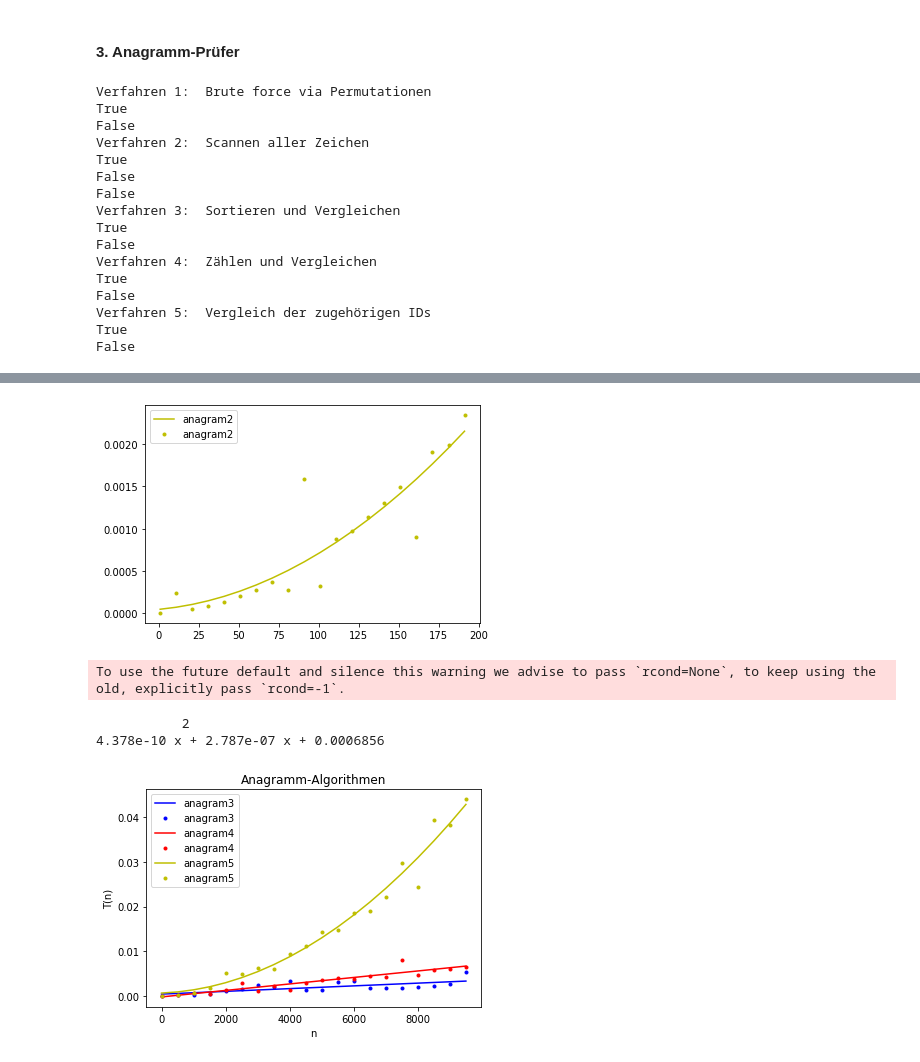
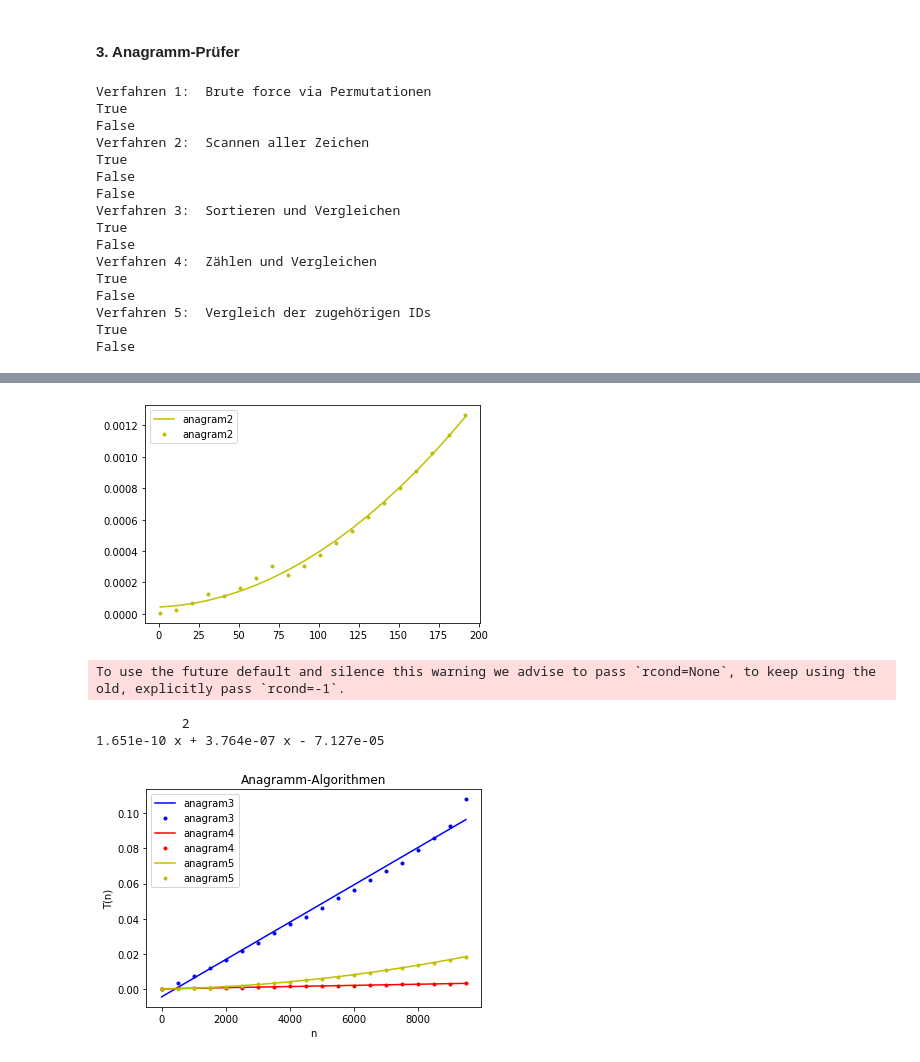
Before and after one commit to wagenkn/AuK, a Jupyter notebook: Musterlösungen/04 - Amortisierte Analyse.ipynb, the cells around one changed output, grey strips where cells are left out. Cells and saved outputs as stored; diff of their text form; code cells hidden in the pictures.

```diff
--- a/Musterlösungen/04 - Amortisierte Analyse.ipynb
+++ b/Musterlösungen/04 - Amortisierte Analyse.ipynb
@@ -125,9 +125,9 @@ $$
 ##  Anagramm-Prüfer
 
 #  Ein Anagramm bezeichnet ein Wort, das aus einem anderen Wort
-#  durch Umstellung dessen einzelner Buchstaben gebildet wird.
+#  durch Umstellung einzelner Zeichen gebildet wird.
 
-#  Verabredung: Es werden nur Kleinbuchstaben verwendet.
+#  Verabredung: Es werden nur Kleinbuchstaben des deutschen Alphabets verwendet.
 
 ## Lösung 1:
 #    Bilden aller Permutationen des ersten Wortes und prüfen,
@@ -167,10 +167,12 @@ print('Verfahren 1: ', anagram1.__doc__)  # Direktzugriff auf den Doc-String (Br
 print(anagram1('bbbaswqdxjxasasasmwndwdaacccd', 'bbbaswqdxjxasasasmwndwdaacccd'))
 print(anagram1('bbbaaacccd', 'aabbbcccd'))
 
+# Effizienz: n! Permutationen (n=|w|), Stirlingsche Formel: O(n^n)
+
 ## ------------------------------------------
 
 ## Lösung 2:
-#    Zeichenweiser Vergleich
+#    Zeichenweiser Vergleich bei gleicher Länge
 
 def anagram2(str1, str2):
     '''Scannen aller Zeichen'''
@@ -193,23 +195,76 @@ print(anagram2('bbbaaaeeecccddd', 'aaaebebbceccddd'))
 print(anagram2('bbbaaacccd', 'aabbbcccd'))
 print(anagram2('bbbaaacccd', 'bbbaaacccda'))
 
+# Effizienz: Längen bestimmen: O(n), Vergleiche: n+(n-1)+...+1=O(n^2)
+#            Gesamtaufwand: O(n^2)
+
 ## ------------------------------------------
 
 ## Lösung 3:
 #    Sortieren und Vergleichen
 
+def mergeSort(alist):
+
+   if len(alist)>1:
+       mid = len(alist)//2
+       lefthalf = alist[:mid]
+       righthalf = alist[mid:]
+
+       #recursion
+       mergeSort(lefthalf)
+       mergeSort(righthalf)
+
+       i=0
+       j=0
+       k=0
+
+       while i < len(lefthalf) and j < len(righthalf):
+           if lefthalf[i] < righthalf[j]:
+               alist[k]=lefthalf[i]
+               i=i+1
+           else:
+               alist[k]=righthalf[j]
+               j=j+1
+           k=k+1
+
+       while i < len(lefthalf):
+           alist[k]=lefthalf[i]
+           i=i+1
+           k=k+1
+
+       while j < len(righthalf):
+           alist[k]=righthalf[j]
+           j=j+1
+           k=k+1
+
+#alist = [54,26,93,17,77,31,44,55,20]
+#mergeSort(alist)
+#print(alist)
+
 def anagram3(str1, str2):
     '''Sortieren und Vergleichen'''
     a = list(str1)
     b = list(str2)
-    a.sort()  # Achtung: in place sort
-    b.sort()  # Achtung: in place sort
+    #a.sort()  # Achtung: in place sort
+    #b.sort()  # Achtung: in place sort
+    mergeSort(a)
+    mergeSort(b)
     return a == b
 
 print('Verfahren 3: ', anagram3.__doc__)
 
 print(anagram3('bbbaaaeeecccddd', 'aaaebebbceccddd'))
 print(anagram3('bbbaaacccd', 'aabbbcccd'))
+
+# Effizienz: Worst case Aufwand für das Sortieren: O(n log n). Zzgl. n Zeichen-Vergleiche
+#    Gesamtaufwand: O(n log n)
+
+# Verwendet man das in Python eingebaute Sortierverfahren (seit 2002: TimSort), so bleibt zwar ein
+#    Gesamtaufwand in O(n log n) im worst case
+# aber die Kurve verläuft wesentlich flacher: Timsort (Tim Peters) ist ein adaptives Sortierverfahren,
+# d.h. es profitiert von der Sortierung von Teilfolgen.
+# Sortierte Teilfolgen (ggf. sehr geringer Länge) kommen in der Praxis durchaus vor.
+# Es ist ein hybrides Verfahren, denn es verwendet Merge- und Insertionsort. Implementation: in-place
 
 ## ------------------------------------------
 
@@ -236,6 +291,11 @@ print('Verfahren 4: ', anagram4.__doc__)
 print(anagram4('bbbaaaeeecccddd', 'aaaebebbceccddd'))
 print(anagram4('bbbaaacccd', 'aabbbcccd'))
 
+# Effizienz: n Einträge in c1: O(n); n Einträge in c2: O(n)
+#   n Vergleiche c1(i)==c2(i)? liegt in n*O(1)=O(n);
+# Gesamtaufwand: O(n)
+# Verfahren 4 ist das effizienteste der hier betrachteten fünf Programme
+
 ## ------------------------------------------
 
 ## Lösung 5:
@@ -250,7 +310,7 @@ def string2number(str):
     n = 1
     for char in str:              # O(n)
         n = n * char2prime[char]  # n*O(1)=O(n*1)=O(n) (Zugriff auf Dictionary-Elem.: O(1))
-    return n                      # ergibt O(n)*O(n)=O(n^2)
+    return n                      # ergibt n*O(n)=O(n^2)
 
 def anagram5(str1, str2):
     '''Vergleich der zugehörigen IDs'''
@@ -260,6 +320,8 @@ print('Verfahren 5: ', anagram5.__doc__)
 
 print(anagram5('hallo', 'lalho'))
 print(anagram5('hallo', 'lalio'))
+
+# Effizienz: O(n^2)
 
 ## ========================================================
 
@@ -378,5 +440,5 @@ False
-[figure, old version]
+[figure, new version]
 To use the future default and silence this warning we advise to pass `rcond=None`, to keep using the old, explicitly pass `rcond=-1`.
            2
-4.378e-10 x + 2.787e-07 x + 0.0006856
+1.651e-10 x + 3.764e-07 x - 7.127e-05
-[figure, old version]
+[figure, new version]
```
Also changed, not shown: parts of 1 cell of this notebook, 1 other file.
